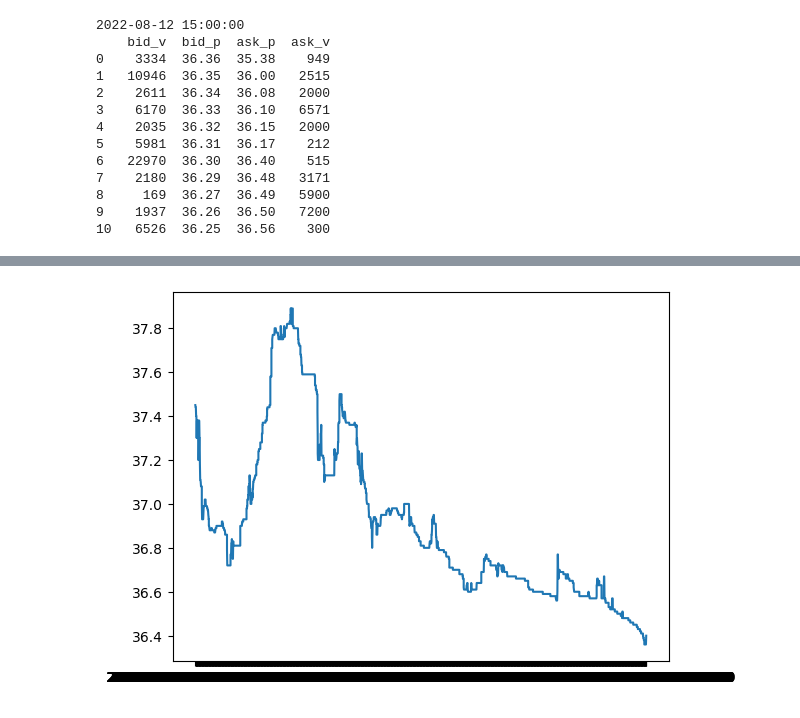
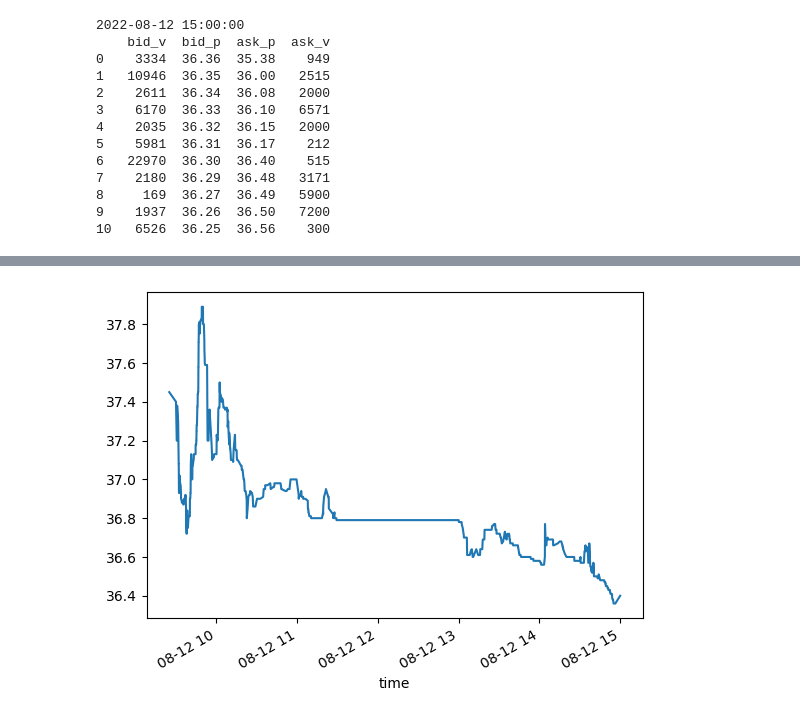
Before and after one commit to y1han/simulated_trading_platform, a Jupyter notebook: demo_notebook.ipynb, the cells around one changed output, grey strips where cells are left out. Saved outputs shown, nothing was run; the diff lists cells and outputs as text; code cells hidden in the pictures.

```diff
--- a/demo_notebook.ipynb
+++ b/demo_notebook.ipynb
@@ -41,0 +26,3 @@ sim.order_book.historical_deal
+# %%
+price_series = sim.order_book.historical_deal.set_index('time').resample('3s').last().dropna()
+price_series
@@ -42,6 +44,6 @@ sim.order_book.historical_deal
 # %%
 import matplotlib.pyplot as plt
-plt.plot(sim.order_book.historical_deal["time"].astype(str), sim.order_book.historical_deal["price"])
+price_series["price"].plot()
 plt.show()
 # %% [output]
-[figure, old version]
+[figure, new version]
```
Also changed, not shown: parts of 3 cells of this notebook, 8 other files.
